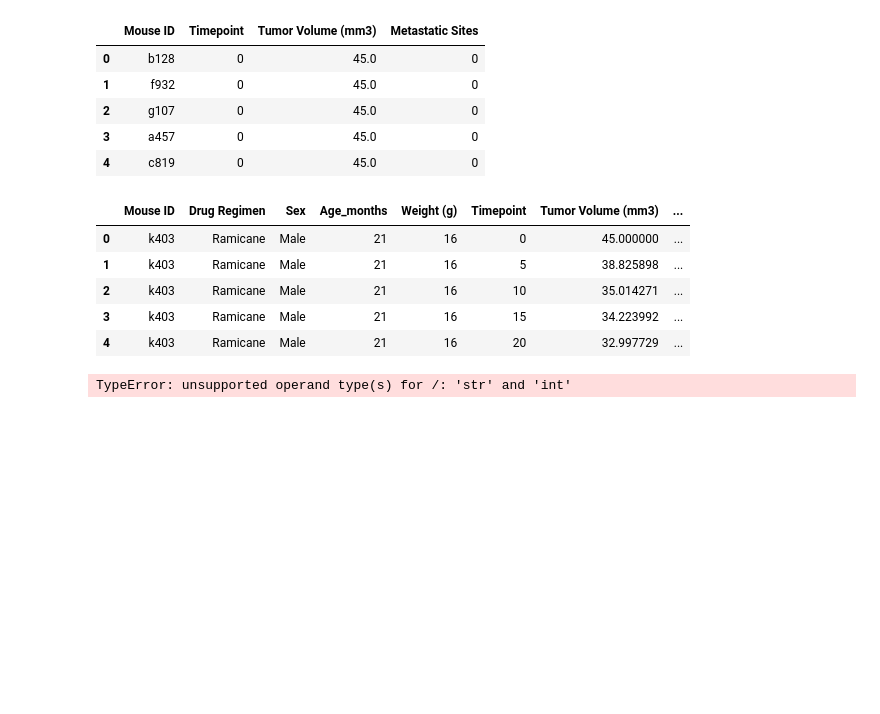
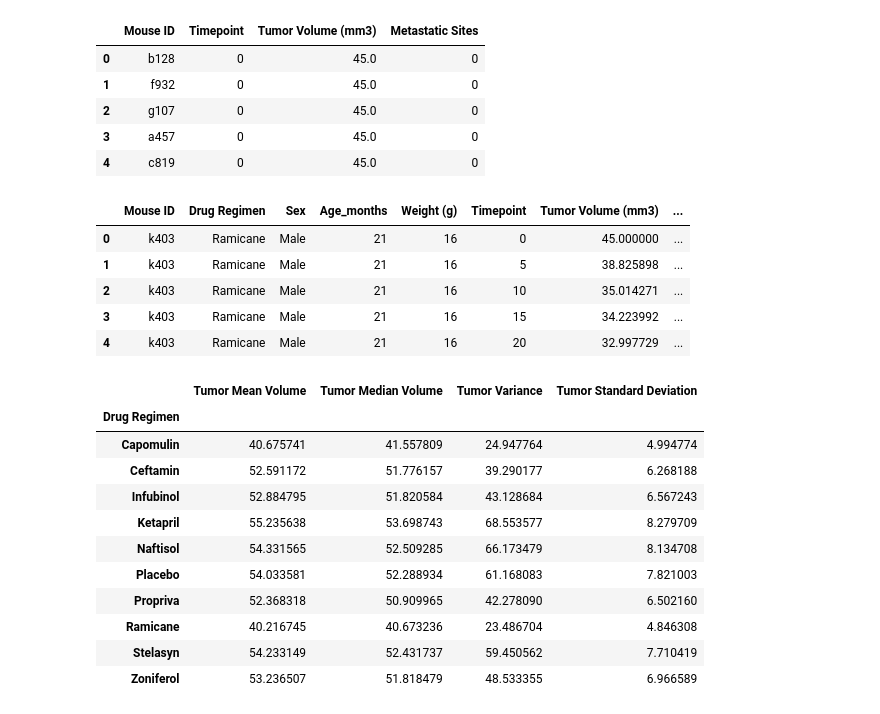
Before and after one commit to SteveZych/Matplotlib, a Jupyter notebook: Pymaceuticals/pymaceuticals.ipynb, the cells around one changed output. Cells and saved outputs as stored; diff of their text form; code cells hidden in the pictures; blank space fills up the shorter version.

```diff
--- a/Pymaceuticals/pymaceuticals.ipynb
+++ b/Pymaceuticals/pymaceuticals.ipynb
@@ -41,16 +41,31 @@ df.head()
 # %%
 #Generate a summary statistics table consisting of the mean, median, variance, standard deviation,
 #and SEM of the tumor volume for each drug regimen.
 drug_df = df.groupby(['Drug Regimen'])
 tumorMean = drug_df['Tumor Volume (mm3)'].mean()
 tumorMedian = drug_df['Tumor Volume (mm3)'].median()
 tumorVar = drug_df['Tumor Volume (mm3)'].var()
 tumorSD = drug_df['Tumor Volume (mm3)'].std()
-tumorSEM = sem(drug_df['Tumor Volume (mm3)'])
+#tumorSEM = sem(drug_df['Tumor Volume (mm3)'], axis=None, ddof=0)
 
-tumorSEM
+drugSummary = pd.DataFrame({'Tumor Mean Volume': tumorMean,
+                           'Tumor Median Volume': tumorMedian,
+                           'Tumor Variance': tumorVar,
+                           'Tumor Standard Deviation': tumorSD})
+drugSummary
 # %% [output]
-TypeError: unsupported operand type(s) for /: 'str' and 'int'
+|  | Tumor Mean Volume | Tumor Median Volume | Tumor Variance | Tumor Standard Deviation |
+| Drug Regimen |  |  |  |  |
+| Capomulin | 40.675741 | 41.557809 | 24.947764 | 4.994774 |
+| Ceftamin | 52.591172 | 51.776157 | 39.290177 | 6.268188 |
+| Infubinol | 52.884795 | 51.820584 | 43.128684 | 6.567243 |
+| Ketapril | 55.235638 | 53.698743 | 68.553577 | 8.279709 |
+| Naftisol | 54.331565 | 52.509285 | 66.173479 | 8.134708 |
+| Placebo | 54.033581 | 52.288934 | 61.168083 | 7.821003 |
+| Propriva | 52.368318 | 50.909965 | 42.278090 | 6.502160 |
+| Ramicane | 40.216745 | 40.673236 | 23.486704 | 4.846308 |
+| Stelasyn | 54.233149 | 52.431737 | 59.450562 | 7.710419 |
+| Zoniferol | 53.236507 | 51.818479 | 48.533355 | 6.966589 |
 # %%
 #Generate a bar plot using both Pandas's `DataFrame.plot()` and Matplotlib's `pyplot`
 #that shows the total number of measurements taken for each treatment regimen throughout the course of the study.
```
Also changed, not shown: parts of 3 cells of this notebook.
